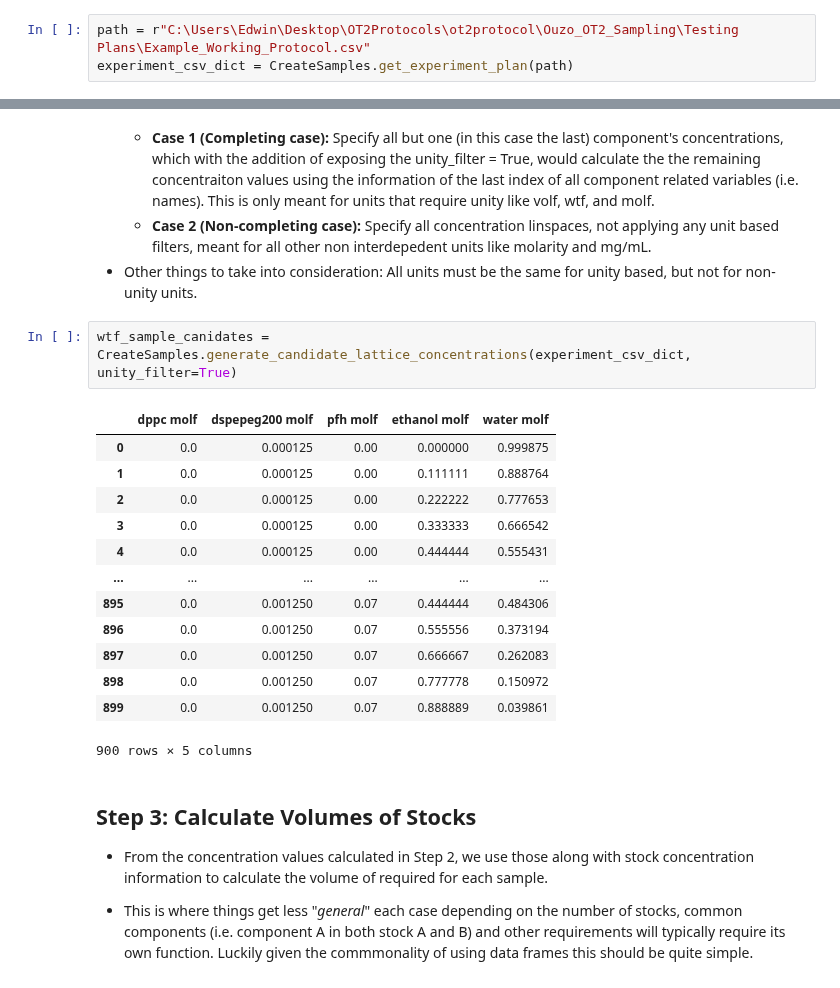
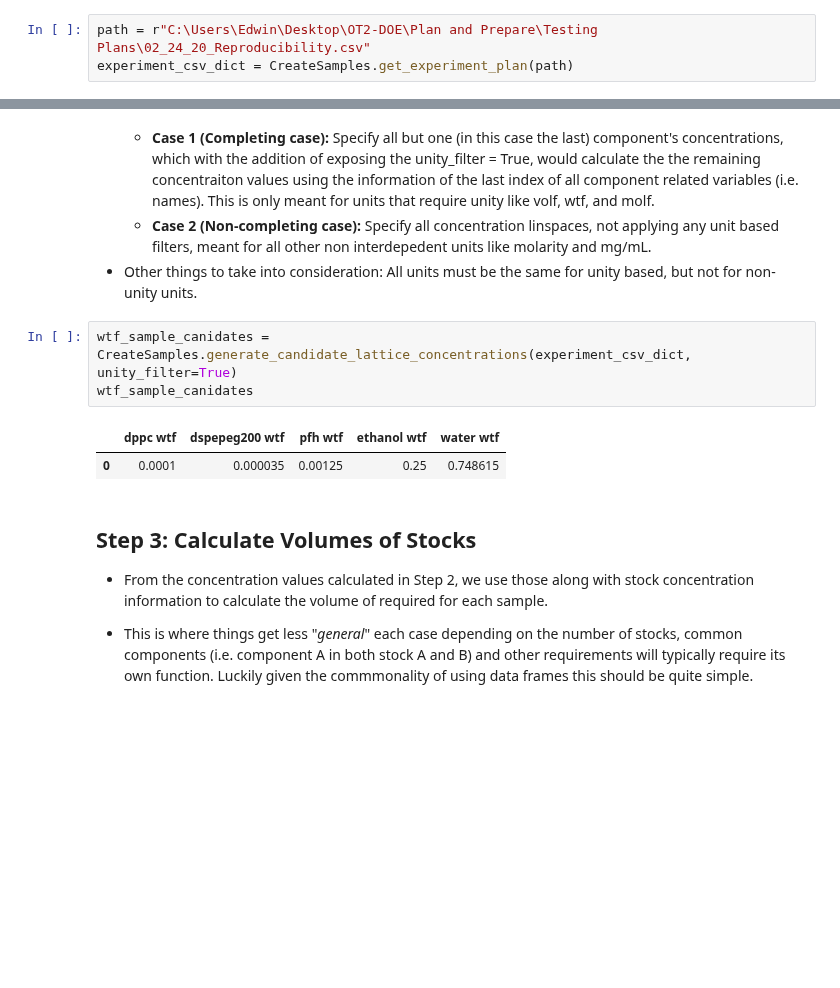
Before and after one commit to pozzo-research-group/OT2-DOE, a Jupyter notebook: Plan and Prepare/Dev_Working_Notebook.ipynb, the cells around one changed output, grey strips where cells are left out. Saved outputs shown, nothing was run; the diff lists cells and outputs as text; blank space fills up the shorter version.

```diff
--- a/Plan and Prepare/Dev_Working_Notebook.ipynb
+++ b/Plan and Prepare/Dev_Working_Notebook.ipynb
@@ -28,7 +28,7 @@ importlib.reload(ographing)
     * Loading from excel can be done in a similar manner but is avoided due not having xlrd or openpyxl depdenency native to python, and the opentrons being limited in the packages we can add/update. Hence we default to a CSV.
 * **The experiment dictionary consist of keys being the variable name and the value being the variables value.**
 # %%
-path = r"C:\Users\Edwin\Desktop\OT2Protocols\ot2protocol\Ouzo_OT2_Sampling\Testing Plans\Example_Working_Protocol.csv"
+path = r"C:\Users\Edwin\Desktop\OT2-DOE\Plan and Prepare\Testing Plans\02_24_20_Reproducibility.csv"
 experiment_csv_dict = CreateSamples.get_experiment_plan(path)
 # %% [markdown]
 ## Step 1a Optional: Load custom labware dictionary (Remote Testing)
@@ -48,20 +48,10 @@ custom_labware_dict = ALH.custom_labware_dict(labware_dir_path)
 * Other things to take into consideration: All units must be the same for unity based, but not for non-unity units.
 # %%
 wtf_sample_canidates = CreateSamples.generate_candidate_lattice_concentrations(experiment_csv_dict, unity_filter=True)
+wtf_sample_canidates
 # %% [output]
-|  | dppc molf | dspepeg200 molf | pfh molf | ethanol molf | water molf |
-| 0 | 0.0 | 0.000125 | 0.00 | 0.000000 | 0.999875 |
-| 1 | 0.0 | 0.000125 | 0.00 | 0.111111 | 0.888764 |
-| 2 | 0.0 | 0.000125 | 0.00 | 0.222222 | 0.777653 |
-| 3 | 0.0 | 0.000125 | 0.00 | 0.333333 | 0.666542 |
-| 4 | 0.0 | 0.000125 | 0.00 | 0.444444 | 0.555431 |
-| ... | ... | ... | ... | ... | ... |
-| 895 | 0.0 | 0.001250 | 0.07 | 0.444444 | 0.484306 |
-| 896 | 0.0 | 0.001250 | 0.07 | 0.555556 | 0.373194 |
-| 897 | 0.0 | 0.001250 | 0.07 | 0.666667 | 0.262083 |
-| 898 | 0.0 | 0.001250 | 0.07 | 0.777778 | 0.150972 |
-| 899 | 0.0 | 0.001250 | 0.07 | 0.888889 | 0.039861 |
+|  | dppc wtf | dspepeg200 wtf | pfh wtf | ethanol wtf | water wtf |
+| 0 | 0.0001 | 0.000035 | 0.00125 | 0.25 | 0.748615 |
-900 rows × 5 columns
 # %% [markdown]
 ## Step 3: Calculate Volumes of Stocks
 * From the concentration values calculated in Step 2, we use those along with stock concentration information to calculate the volume of required for each sample.
```
Also changed, not shown: parts of 9 cells of this notebook, 6 other files.
